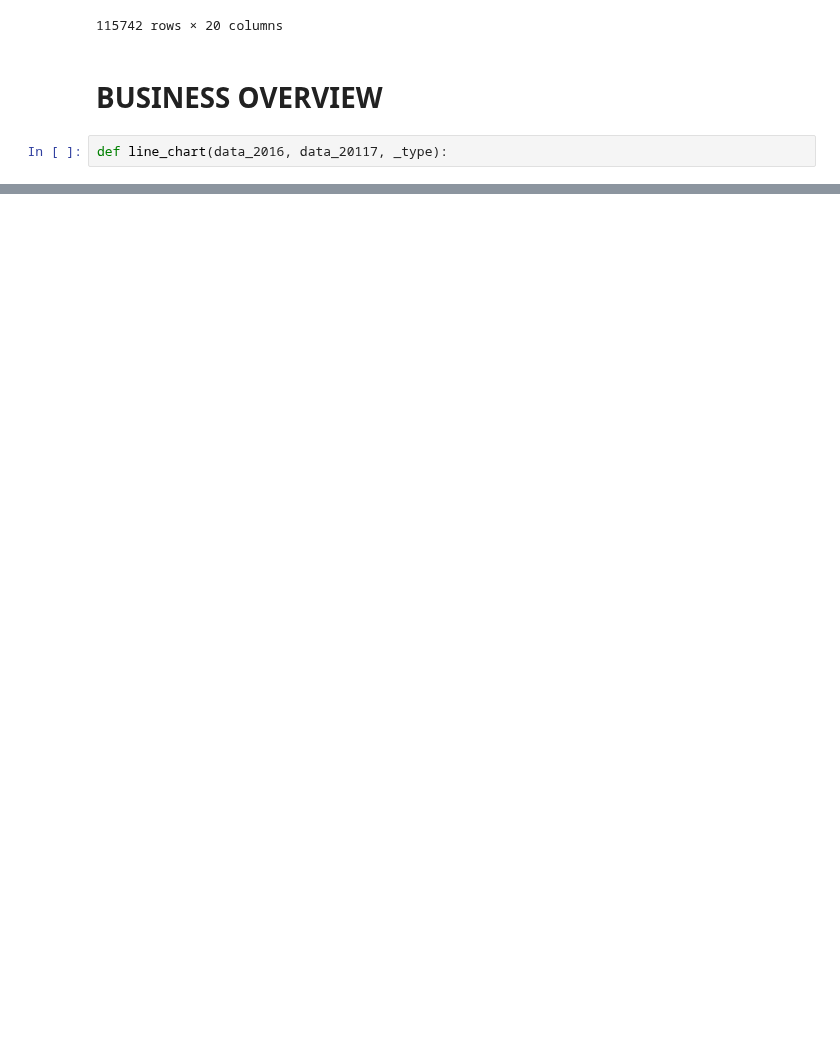
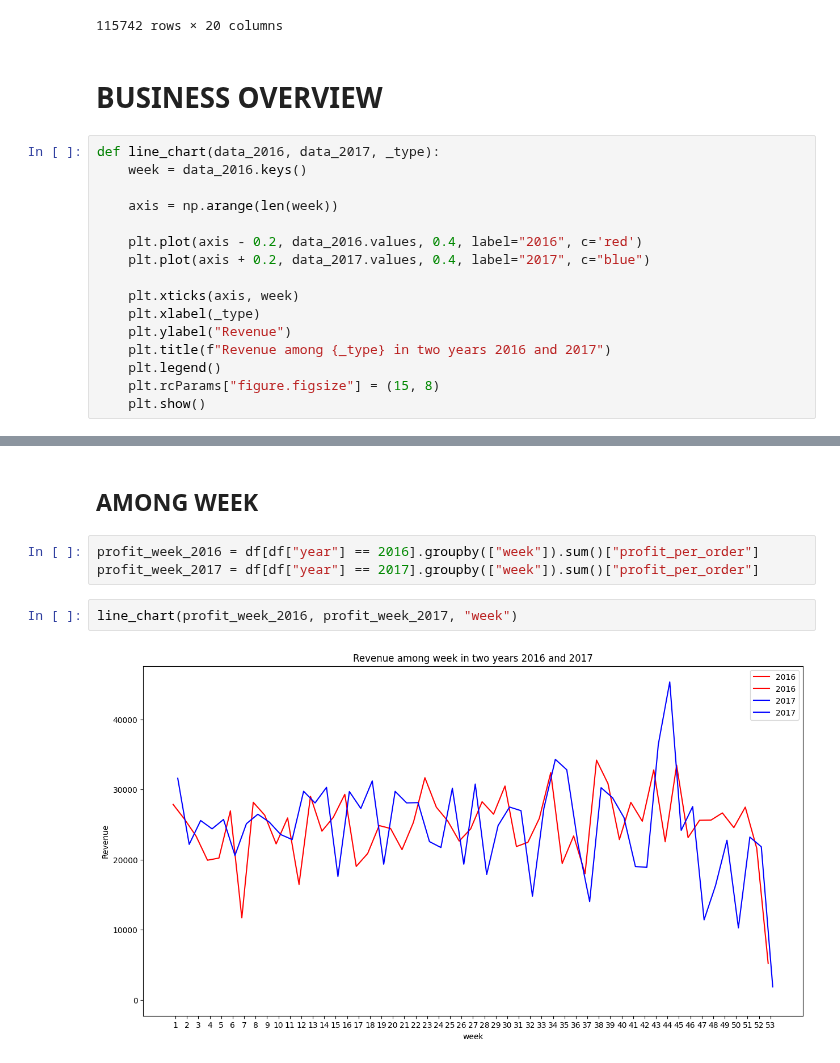
Before and after one commit to Phuong181003/ecommerce, a Jupyter notebook: ecommerce_data.ipynb, the cells around one changed output, grey strips where cells are left out. Drawn from its saved outputs; the diff is of its cells as text; blank space fills up the shorter version.

```diff
--- a/ecommerce_data.ipynb
+++ b/ecommerce_data.ipynb
@@ -262,5 +262,19 @@ df
 115742 rows × 20 columns
 # %% [markdown]
 # BUSINESS OVERVIEW
-# %%
-def line_chart(data_2016, data_20117, _type):
+# %%
+def line_chart(data_2016, data_2017, _type):
+    week = data_2016.keys()
+
+    axis = np.arange(len(week))
+
+    plt.plot(axis - 0.2, data_2016.values, 0.4, label="2016", c='red')
+    plt.plot(axis + 0.2, data_2017.values, 0.4, label="2017", c="blue")
+
+    plt.xticks(axis, week)
+    plt.xlabel(_type)
+    plt.ylabel("Revenue")
+    plt.title(f"Revenue among {_type} in two years 2016 and 2017")
+    plt.legend()
+    plt.rcParams["figure.figsize"] = (15, 8)
+    plt.show()
@@ -266,0 +299,9 @@ def line_chart(data_2016, data_20117, _type):
+# %% [markdown]
+## AMONG WEEK
+# %%
+profit_week_2016 = df[df["year"] == 2016].groupby(["week"]).sum()["profit_per_order"]
+profit_week_2017 = df[df["year"] == 2017].groupby(["week"]).sum()["profit_per_order"]
+# %%
+line_chart(profit_week_2016, profit_week_2017, "week")
+# %% [output]
+[figure, added]
```
Also changed, not shown: parts of 18 cells of this notebook.
